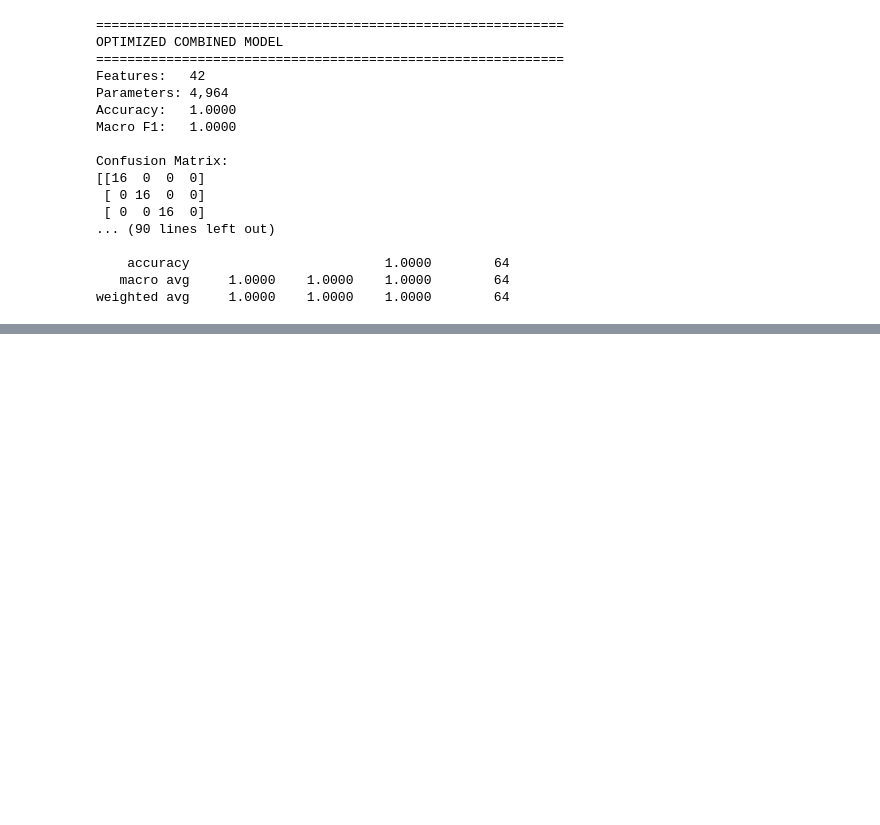
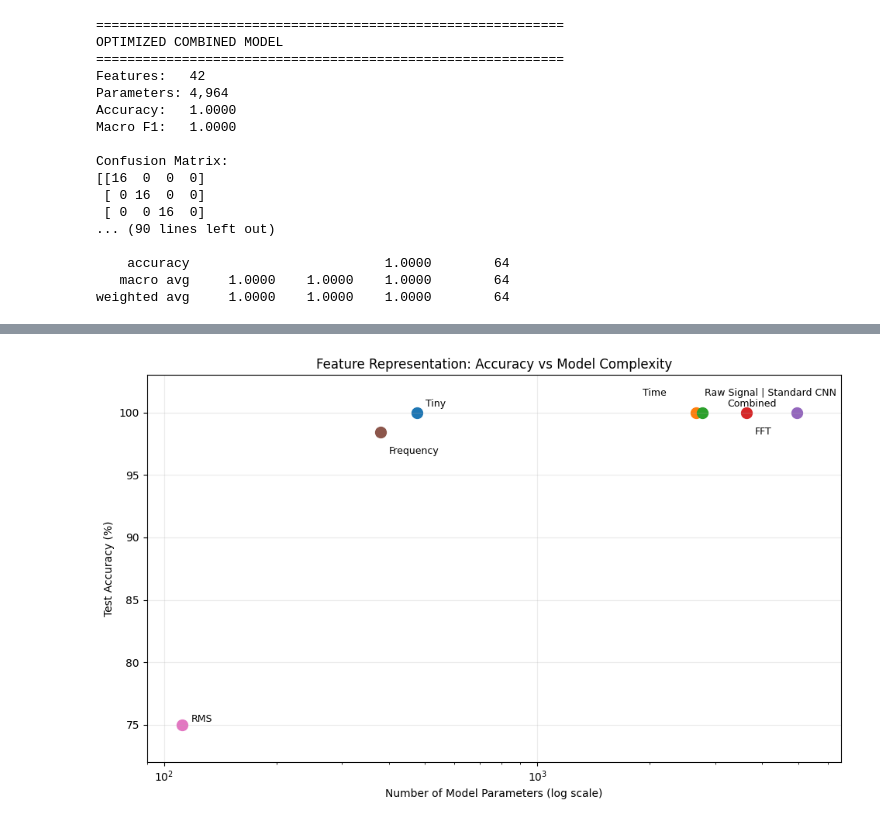
Before and after one commit to mrzamaniiii/TinyML-Compression-Benchmark, a Jupyter notebook: Data/Gesture_Classification.ipynb, the cells around one changed output, grey strips where cells are left out. Saved outputs shown, nothing was run; the diff lists cells and outputs as text; code cells hidden in the pictures; blank space fills up the shorter version.

```diff
--- a/Data/Gesture_Classification.ipynb
+++ b/Data/Gesture_Classification.ipynb
@@ -2695,0 +6135,85 @@ MAC reduction with Depthwise: 67.23%
+# %%
+# ============================================================
+# FINAL IDEA 3 FIGURE — REPORT VERSION
+# Accuracy vs Model Parameters
+# ============================================================
+
+plt.figure(figsize=(10, 6))
+
+label_positions = {
+    "RMS": (8, 5),
+    "Frequency": (8, -18),
+    "Tiny": (8, 8),
+
+    "Raw Signal | Depthwise CNN": (8, -18),
+    "Raw Signal | Standard CNN": (8, 18),
+
+    "Time": (-55, 18),
+    "FFT": (8, -18),
+    "Combined": (-65, 8)
+}
+
+for _, row in idea3_df.iterrows():
+
+    if row["Representation"] == "Raw Signal":
+        label = (
+            f"Raw Signal | "
+            f"{row['Architecture']}"
+        )
+    else:
+        label = row["Representation"]
+
+    plt.scatter(
+        row["Parameters"],
+        row["Accuracy (%)"],
+        s=100
+    )
+
+    plt.annotate(
+        label,
+        (
+            row["Parameters"],
+            row["Accuracy (%)"]
+        ),
+        xytext=label_positions[label],
+        textcoords="offset points",
+        fontsize=9,
+        va="center"
+    )
+
+
+plt.xscale("log")
+
+plt.xlabel(
+    "Number of Model Parameters (log scale)"
+)
+
+plt.ylabel(
+    "Test Accuracy (%)"
+)
+
+plt.title(
+    "Feature Representation: Accuracy vs Model Complexity"
+)
+
+# Give annotations more vertical room
+plt.ylim(72, 103)
+
+# Give Combined more room on the right
+plt.xlim(90, 6500)
+
+plt.grid(
+    alpha=0.25
+)
+
+plt.tight_layout()
+
+plt.savefig(
+    "idea3_accuracy_vs_parameters_final.png",
+    dpi=300,
+    bbox_inches="tight"
+)
+
+plt.show()
+# %% [output]
+[figure, added]
```
Also changed, not shown: parts of 98 cells of this notebook.
